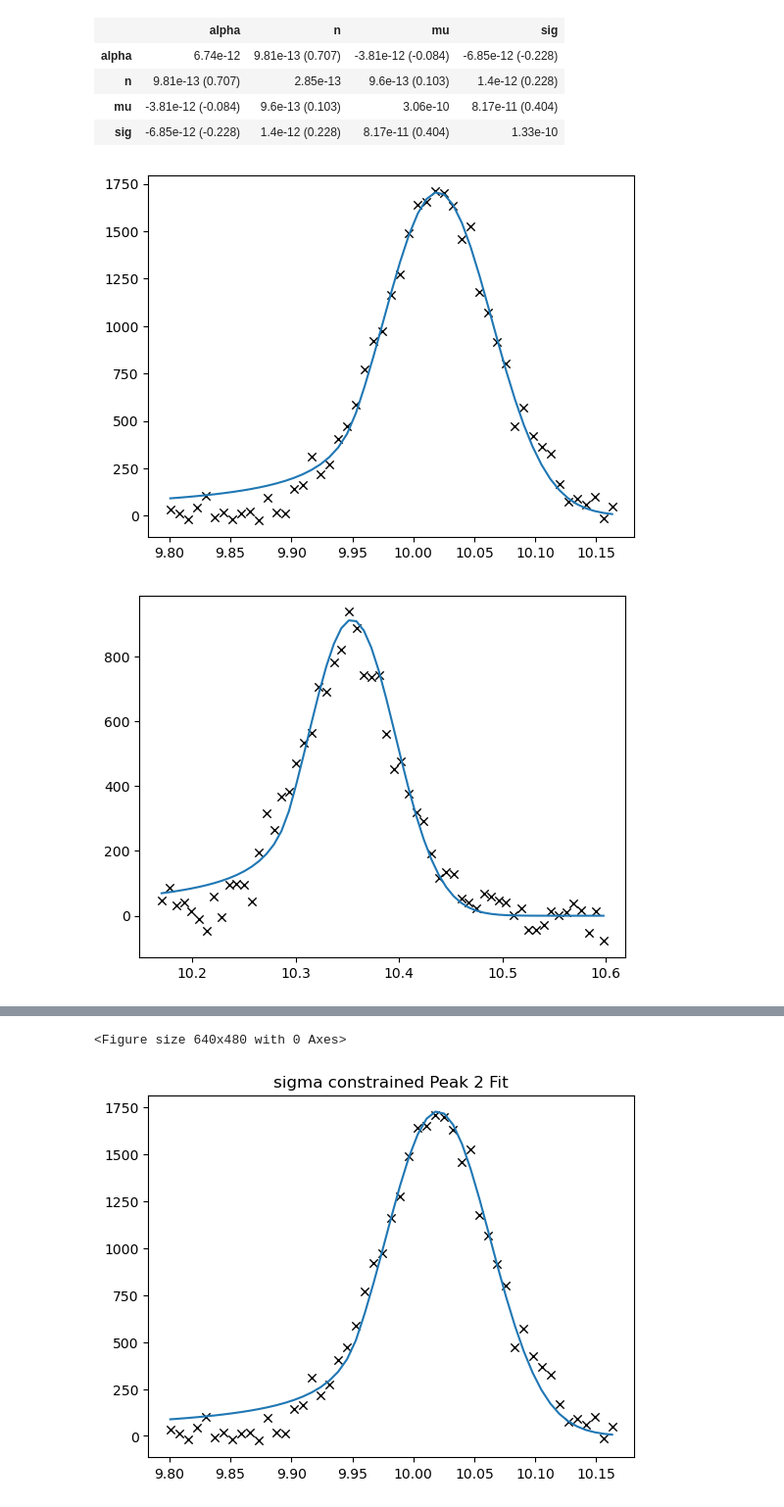
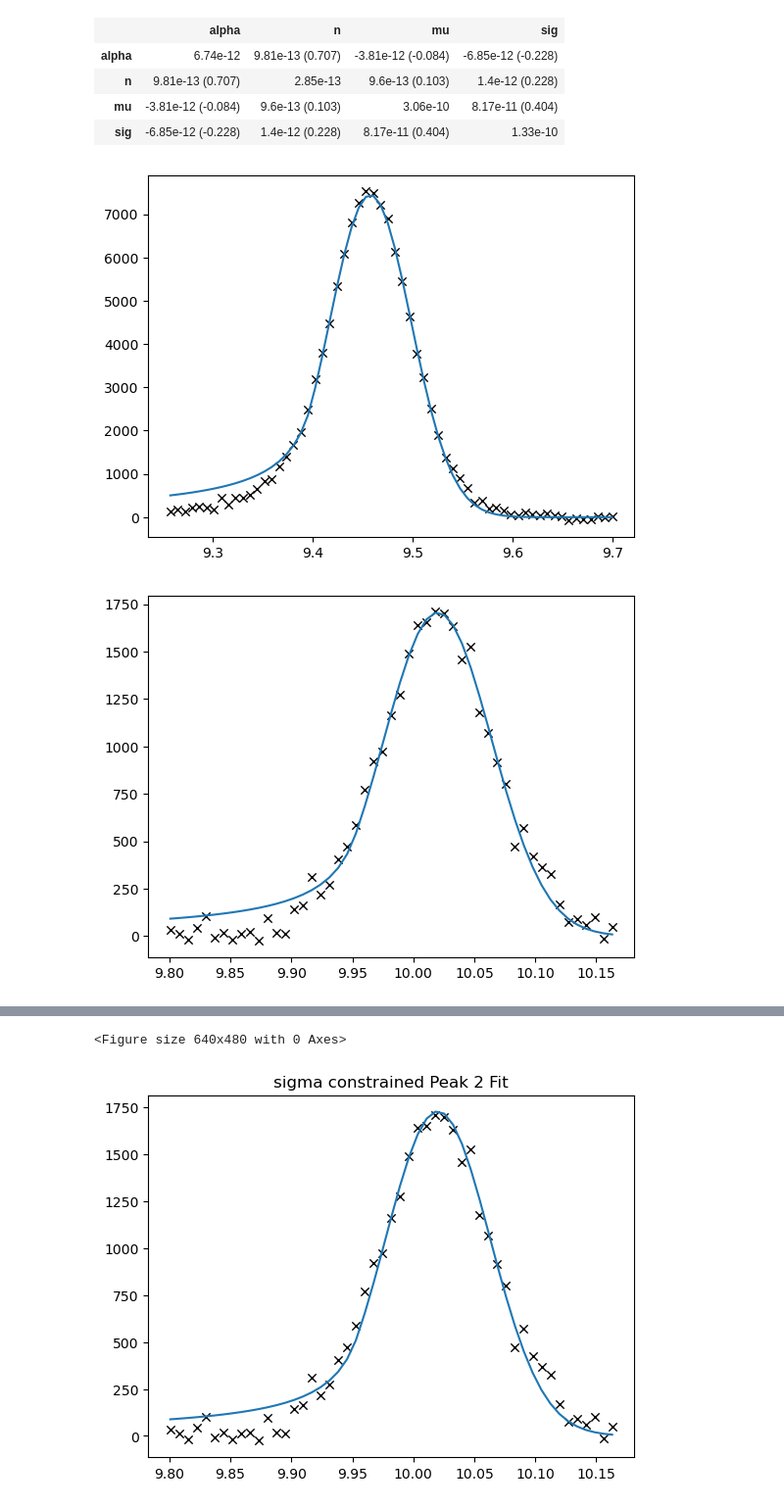
Before and after one commit to aqnemo32/project_f1_dah, a Jupyter notebook: iminuit_test.ipynb, the cells around one changed output, grey strips where cells are left out. Shown at 98% size. Cells and saved outputs as stored; diff of their text form; code cells hidden in the pictures.

```diff
--- a/iminuit_test.ipynb
+++ b/iminuit_test.ipynb
@@ -104,8 +104,8 @@ count , bins_w, patches = plt.hist(xmass_ups, color = 'k', bins = int(0.2*n_bins
 bins = bins_w[1:] - (bins_w[1] - bins_w[0])/2
 
 #histogram of the peaks from raw data
-bins_1 = bins[(bins > 9.1) & (bins < 9.7)]
-count_1 = count[(bins > 9.1) & (bins < 9.7)]
+bins_1 = bins[(bins > 9.25) & (bins < 9.7)]
+count_1 = count[(bins > 9.25) & (bins < 9.7)]
 
 bins_2 = bins[(bins > 9.8) & (bins < 10.17)]
 count_2 = count[(bins > 9.8) & (bins < 10.17)]
@@ -244,32 +244,38 @@ cb_3.migrad(ncall = 100, iterate = 1000)
 # %%
 alpha_fit_1 = cb_1.values['alpha']
 n_fit_1 = cb_1.values['n']
 mu_fit_1 = cb_1.values['mu']
 sig_fit_1 = cb_1.values['sig']
 
 alpha_fit_2 = cb_2.values['alpha']
 n_fit_2 = cb_2.values['n']
 mu_fit_2 = cb_2.values['mu']
 sig_fit_2 = cb_2.values['sig']
 
 alpha_fit_3 = cb_3.values['alpha']
 n_fit_3 = cb_3.values['n']
 mu_fit_3 = cb_3.values['mu']
 sig_fit_3 = cb_3.values['sig']
 
+plt.scatter(bins_1, count_1_clean, marker = 'x', color = 'k', lw = 1)
+plt.plot(bins_1, crystalball(bins_1, alpha_fit_1, n_fit_1, mu_fit_1, sig_fit_1))
+plt.show()
+plt.clf()
+
+
 plt.scatter(bins_2, count_2_clean, marker = 'x', color = 'k', lw = 1)
 plt.plot(bins_2, crystalball(bins_2, alpha_fit_2, n_fit_2, mu_fit_2, sig_fit_2))
 plt.show()
 plt.clf()
 
 res_sig_fit_2_free = np.sum((count_2_clean-crystalball(bins_2, alpha_fit_2, n_fit_2, mu_fit_2, sig_fit_2)) **2)
 
 plt.scatter(bins_3, count_3_clean, marker = 'x', color = 'k', lw = 1)
 plt.plot(bins_3, crystalball(bins_3, alpha_fit_3, n_fit_3, mu_fit_3, sig_fit_3))
 plt.show()
 plt.clf()
 
 res_sig_fit_3_free = np.sum((count_3_clean-crystalball(bins_3, alpha_fit_3, n_fit_3, mu_fit_3, sig_fit_3)) **2)
 # %% [output]
-[figure, old version]
+[figure, new version]
-[figure, old version]
+[figure, new version]
```
Also changed, not shown: parts of 12 cells of this notebook, 3 other files.
